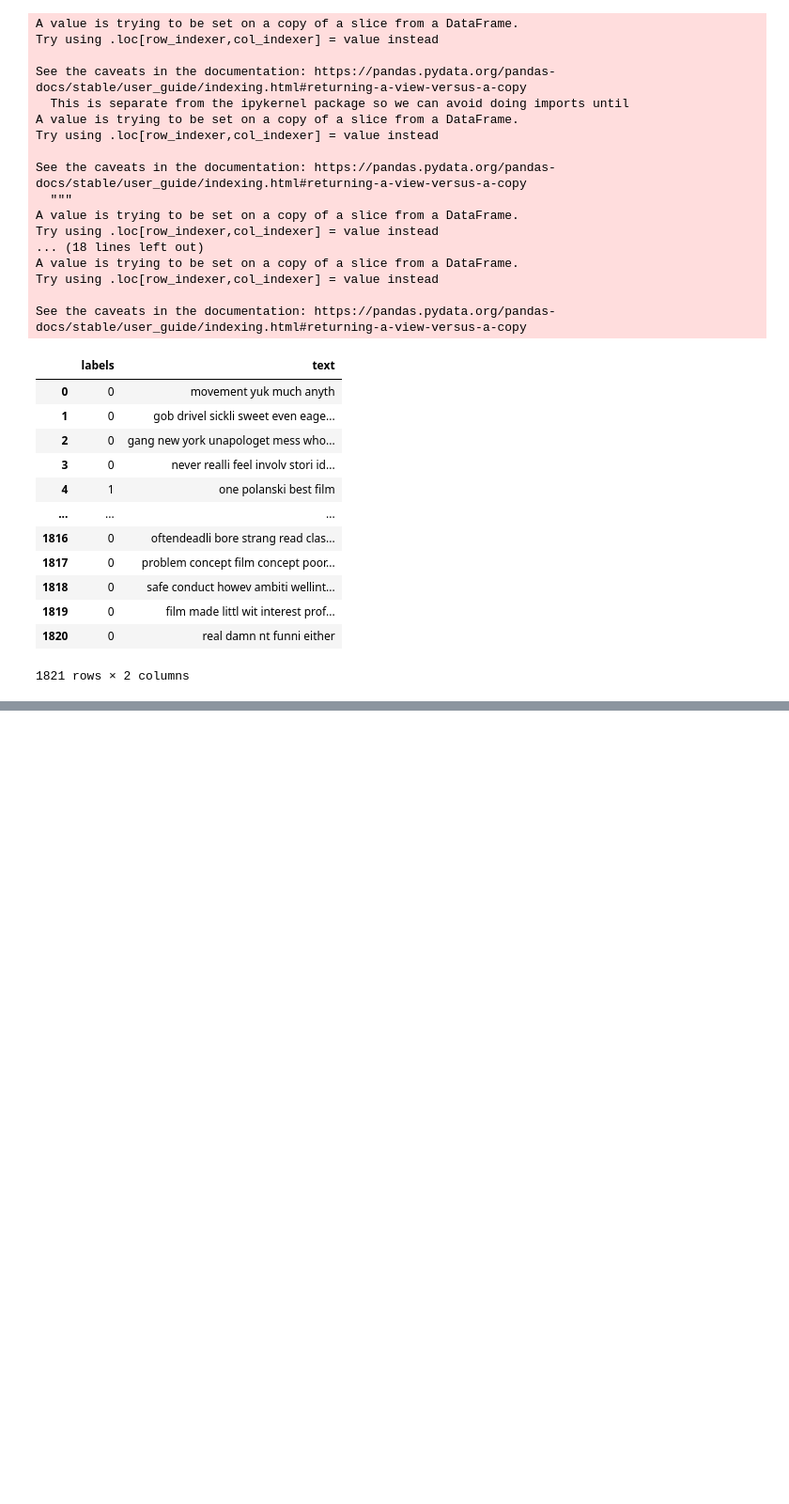
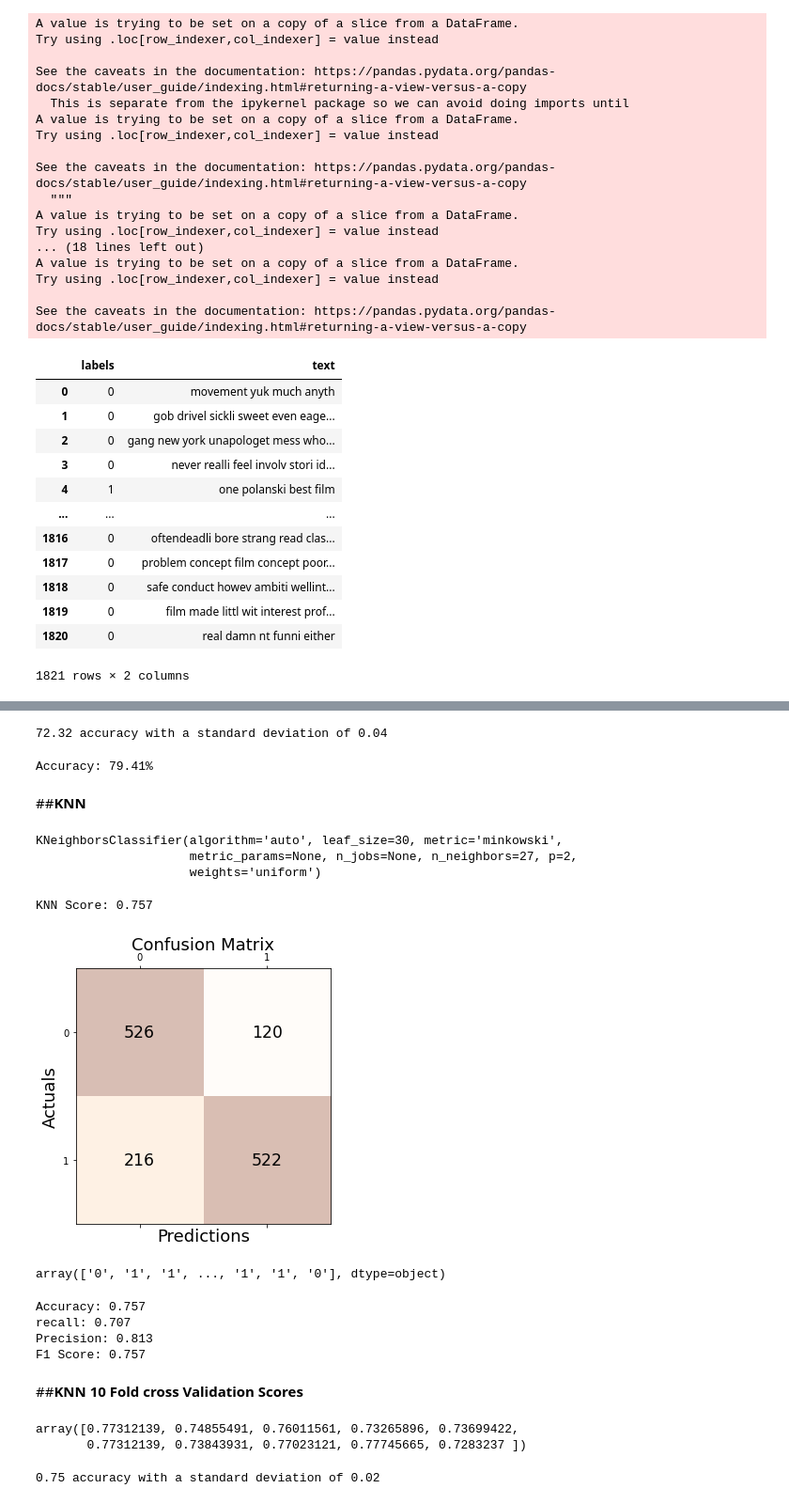
Before and after one commit to Kate5-7-2021/Kate_INFO5731_Spring2021, a Jupyter notebook: In_class_exercise_09.ipynb, the cells around one changed output, grey strips where cells are left out. Shown at 94% size. Saved outputs shown, nothing was run; the diff lists cells and outputs as text; code cells hidden in the pictures; blank space fills up the shorter version.

```diff
--- a/In_class_exercise_09.ipynb
+++ b/In_class_exercise_09.ipynb
@@ -410,0 +633,63 @@ FileNotFoundError: ignored
+# %%
+print("%0.2f accuracy with a standard deviation of %0.2f" % (svm_cross_test_scores.mean()*100, svm_cross_test_scores.std()))
+# %% [output]
+72.32 accuracy with a standard deviation of 0.04
+# %%
+print("Accuracy: %.2f%%" % (accuracy * 100.0))
+# %% [output]
+Accuracy: 79.41%
+# %% [markdown]
+##**KNN**
+# %%
+knn_model = KNeighborsClassifier(n_neighbors=27)
+knn_model.fit(x_train, y_train)
+# %% [output]
+KNeighborsClassifier(algorithm='auto', leaf_size=30, metric='minkowski',
+                     metric_params=None, n_jobs=None, n_neighbors=27, p=2,
+                     weights='uniform')
+# %%
+print('KNN Score: %.3f' % knn_model.score(x_valid,y_valid))             #increase the n_neighbors up to 27 will increase the KNN Score
+# %% [output]
+KNN Score: 0.757
+# %%
+y_pred = knn_model.predict(x_valid)
+conf_matrix = confusion_matrix(y_true=y_valid, y_pred=y_pred)
+fig, ax = plt.subplots(figsize=(5, 5))
+ax.matshow(conf_matrix, cmap=plt.cm.Oranges, alpha=0.3)
+for i in range(conf_matrix.shape[0]):
+    for j in range(conf_matrix.shape[1]):
+        ax.text(x=j, y=i,s=conf_matrix[i, j], va='center', ha='center', size='xx-large')
+
+plt.xlabel('Predictions', fontsize=18)
+plt.ylabel('Actuals', fontsize=18)
+plt.title('Confusion Matrix', fontsize=18)
+plt.show()
+# %% [output]
+[figure, added]
+# %%
+y_pred = knn_model.predict(x_valid)
+y_pred
+# %% [output]
+array(['0', '1', '1', ..., '1', '1', '0'], dtype=object)
+# %%
+print('Accuracy: %.3f' %accuracy_score(y_valid, y_pred))
+print('recall: %.3f' % metrics.recall_score(y_valid, y_pred, labels=np.unique(y_pred), pos_label='1'))
+print('Precision: %.3f' % metrics.precision_score(y_valid, y_pred, labels=np.unique(y_pred), pos_label='1'))
+print('F1 Score: %.3f' % metrics.f1_score(y_valid, y_pred, labels=np.unique(y_pred), pos_label='1'))
+# %% [output]
+Accuracy: 0.757
+recall: 0.707
+Precision: 0.813
+F1 Score: 0.757
+# %% [markdown]
+##**KNN 10 Fold cross Validation Scores**
+# %%
+knn_cross_valid_scores=cross_val_score(knn_model,xtfidf,y.values,cv=10)
+knn_cross_valid_scores
+# %% [output]
+array([0.77312139, 0.74855491, 0.76011561, 0.73265896, 0.73699422,
+       0.77312139, 0.73843931, 0.77023121, 0.77745665, 0.7283237 ])
+# %%
+print("%0.2f accuracy with a standard deviation of %0.2f" % (knn_cross_valid_scores.mean(), knn_cross_valid_scores.std()))
+# %% [output]
+0.75 accuracy with a standard deviation of 0.02
```
Also changed, not shown: parts of 101 cells of this notebook.
